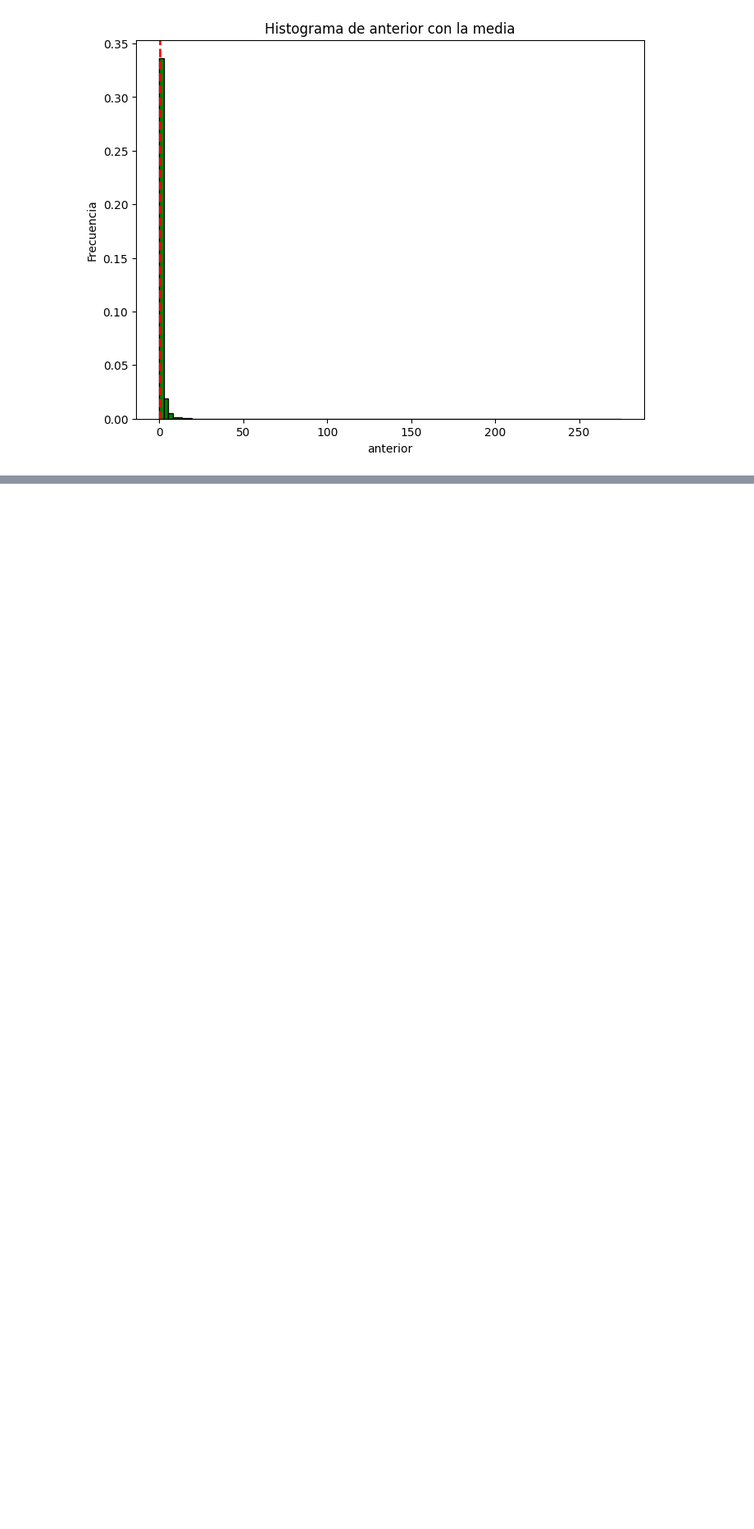
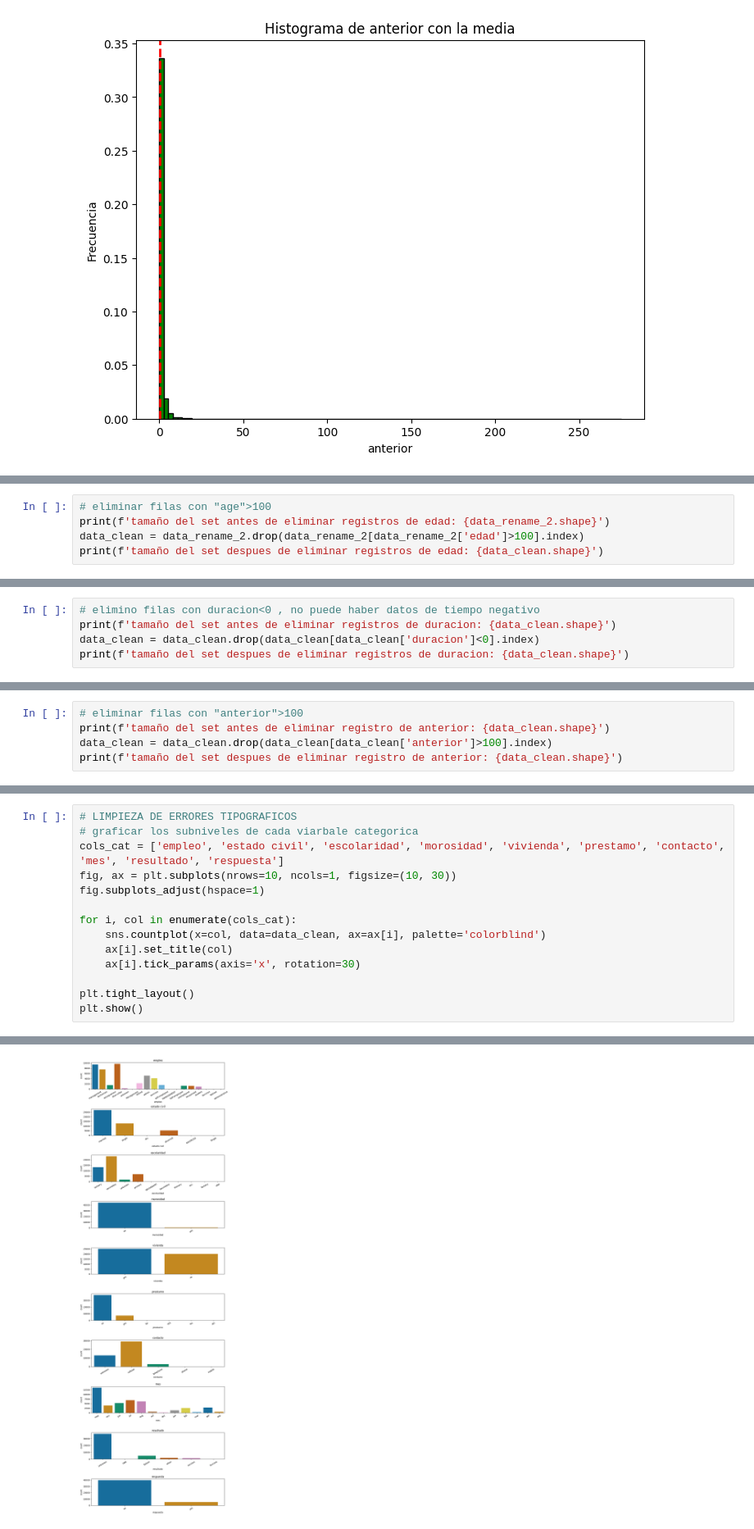
Before and after one commit to Felipecuestas98/Bootcamp-Mintic, a Jupyter notebook: Ejercicio_banco.ipynb, the cells around one changed output, grey strips where cells are left out. Shown at 82% size. Saved outputs shown, nothing was run; the diff lists cells and outputs as text; blank space fills up the shorter version.

```diff
--- a/Ejercicio_banco.ipynb
+++ b/Ejercicio_banco.ipynb
@@ -303,0 +322,5 @@ for columna in numericas:
+# %%
+# eliminar filas con "age">100
+print(f'tamaño del set antes de eliminar registros de edad: {data_rename_2.shape}')
+data_clean = data_rename_2.drop(data_rename_2[data_rename_2['edad']>100].index)
+print(f'tamaño del set despues de eliminar registros de edad: {data_clean.shape}')
@@ -303,0 +330,5 @@ for columna in numericas:
+# %%
+# elimino filas con duracion<0 , no puede haber datos de tiempo negativo
+print(f'tamaño del set antes de eliminar registros de duracion: {data_clean.shape}')
+data_clean = data_clean.drop(data_clean[data_clean['duracion']<0].index)
+print(f'tamaño del set despues de eliminar registros de duracion: {data_clean.shape}')
@@ -303,0 +338,5 @@ for columna in numericas:
+# %%
+# eliminar filas con "anterior">100
+print(f'tamaño del set antes de eliminar registro de anterior: {data_clean.shape}')
+data_clean = data_clean.drop(data_clean[data_clean['anterior']>100].index)
+print(f'tamaño del set despues de eliminar registro de anterior: {data_clean.shape}')
@@ -303,0 +346,15 @@ for columna in numericas:
+# %%
+# LIMPIEZA DE ERRORES TIPOGRAFICOS
+# graficar los subniveles de cada viarbale categorica
+cols_cat = ['empleo', 'estado civil', 'escolaridad', 'morosidad', 'vivienda', 'prestamo', 'contacto', 'mes', 'resultado', 'respuesta']
+fig, ax = plt.subplots(nrows=10, ncols=1, figsize=(10, 30))
+fig.subplots_adjust(hspace=1)
+
+for i, col in enumerate(cols_cat):
+    sns.countplot(x=col, data=data_clean, ax=ax[i], palette='colorblind')
+    ax[i].set_title(col)
+    ax[i].tick_params(axis='x', rotation=30)
+
+plt.tight_layout()
+plt.show()
+# %% [output]
@@ -303,0 +378 @@ for columna in numericas:
+[figure, added]
```
Also changed, not shown: parts of 13 cells of this notebook.
